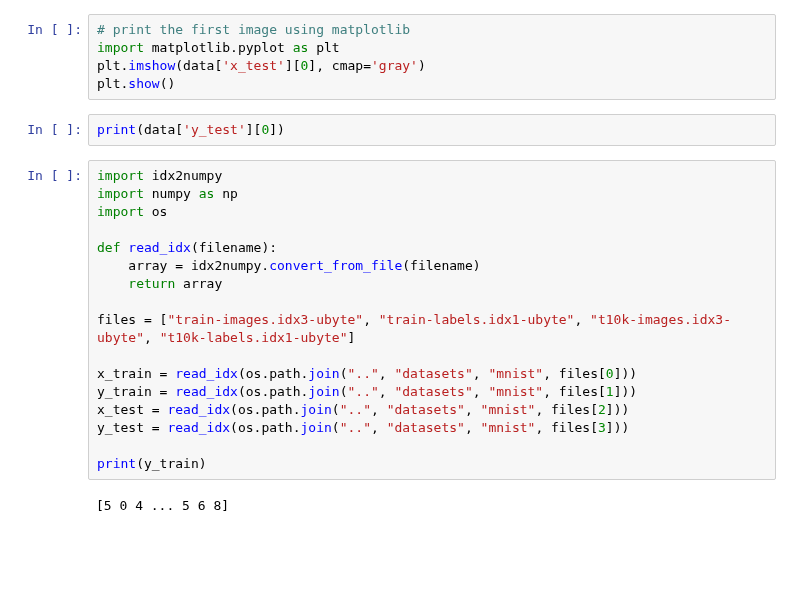
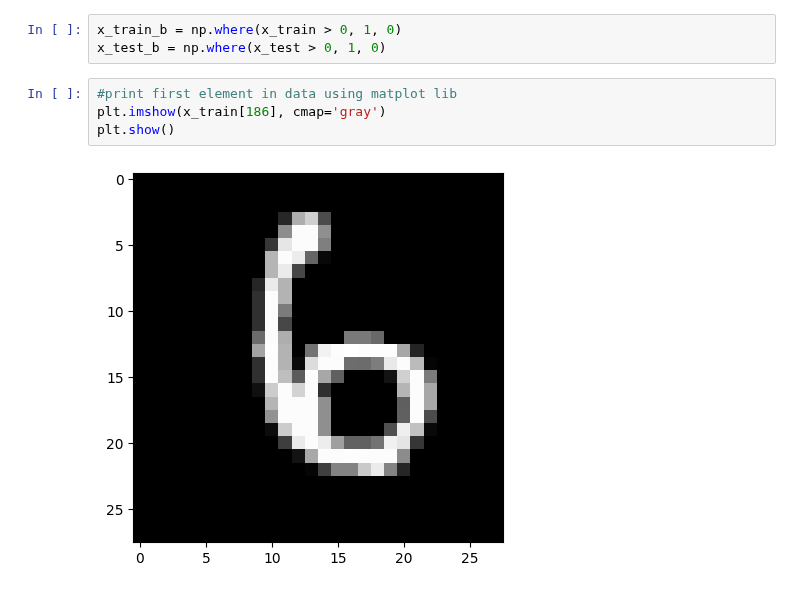
Before and after one commit to lavo2/ISPR-Midterms, a Jupyter notebook: 2/midterm2.ipynb, the cells around one changed output. Saved outputs shown, nothing was run; the diff lists cells and outputs as text; blank space fills up the shorter version.

```diff
--- a/2/midterm2.ipynb
+++ b/2/midterm2.ipynb
@@ -14,26 +25,9 @@ len(data['x_test'])
+# %%
+x_train_b = np.where(x_train > 0, 1, 0)
+x_test_b = np.where(x_test > 0, 1, 0)
 # %%
-# print the first image using matplotlib
-import matplotlib.pyplot as plt
-plt.imshow(data['x_test'][0], cmap='gray')
+#print first element in data using matplot lib
+plt.imshow(x_train[186], cmap='gray')
 plt.show()
+# %% [output]
+[figure, added]
-# %%
-print(data['y_test'][0])
-# %%
-import idx2numpy
-import numpy as np
-import os
-
-def read_idx(filename):
-    array = idx2numpy.convert_from_file(filename)
-    return array
-
-files = ["train-images.idx3-ubyte", "train-labels.idx1-ubyte", "t10k-images.idx3-ubyte", "t10k-labels.idx1-ubyte"]
-
-x_train = read_idx(os.path.join("..", "datasets", "mnist", files[0]))
-y_train = read_idx(os.path.join("..", "datasets", "mnist", files[1]))
-x_test = read_idx(os.path.join("..", "datasets", "mnist", files[2]))
-y_test = read_idx(os.path.join("..", "datasets", "mnist", files[3]))
-
-print(y_train)
-# %% [output]
-[5 0 4 ... 5 6 8]
```
Also changed, not shown: parts of 15 cells of this notebook, 1 other file.
